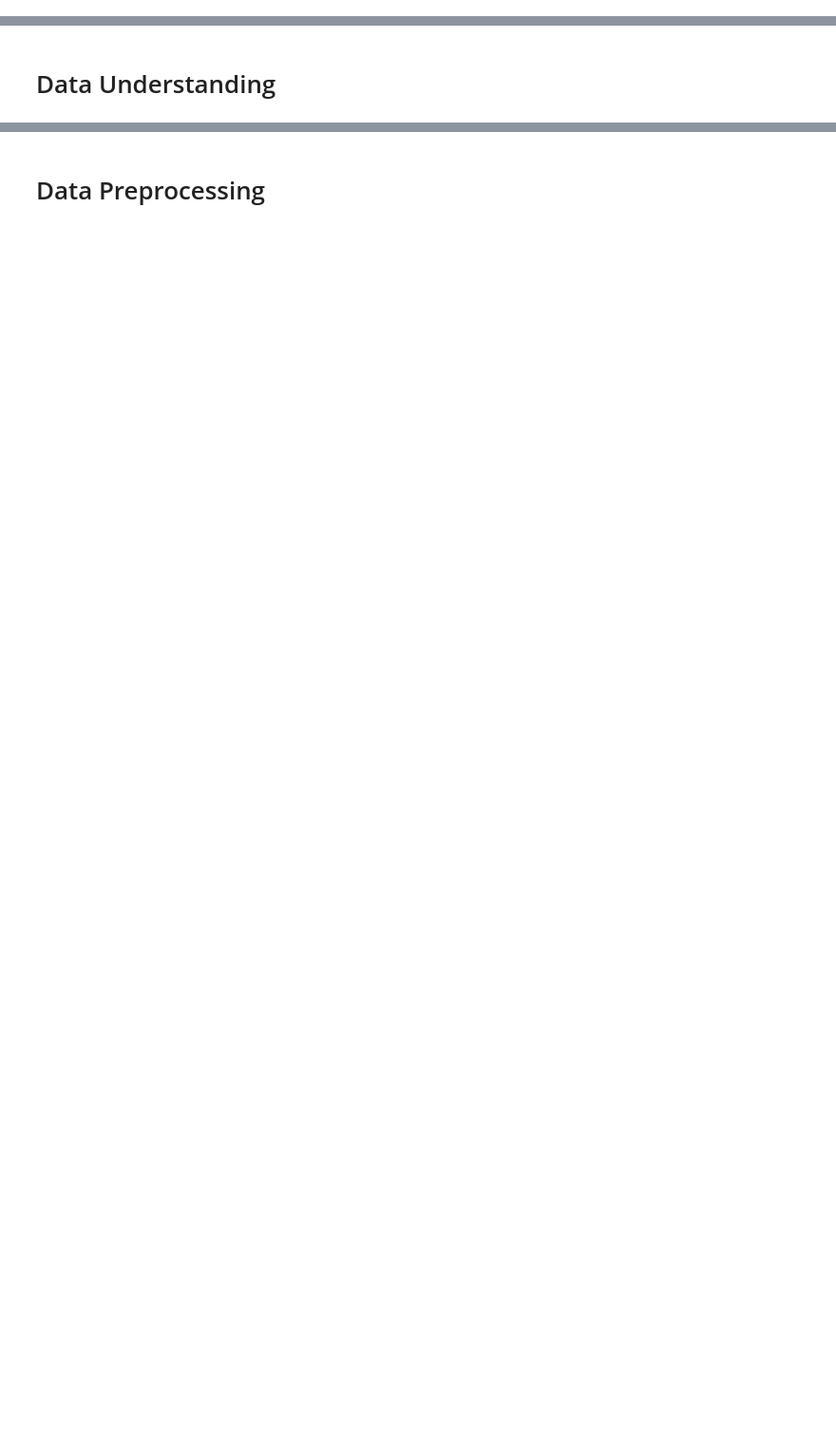
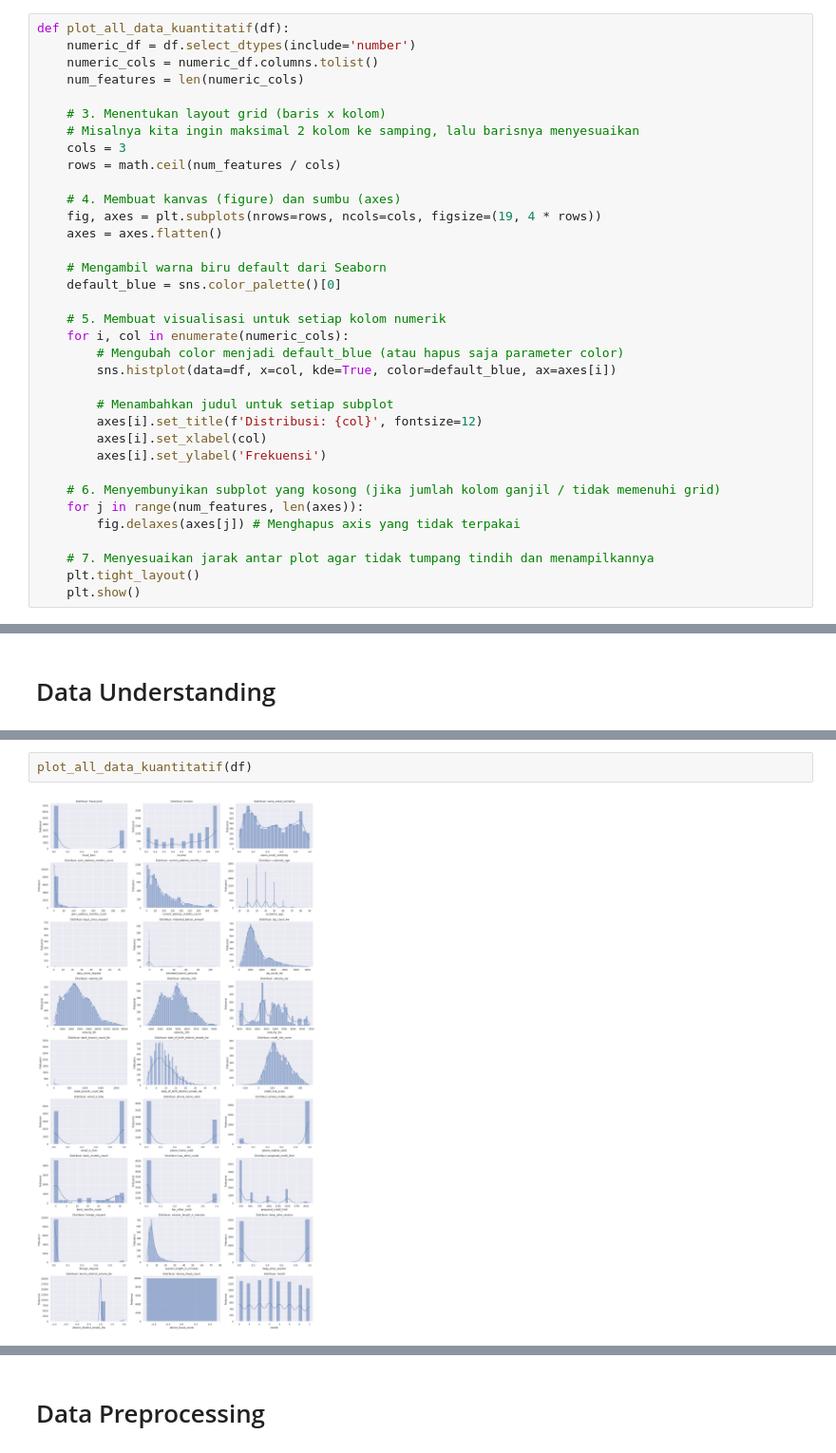
Before and after one commit to hendrimardani/bank_account_fraud_detection, a Jupyter notebook: notebook.ipynb, the cells around one changed output, grey strips where cells are left out. Shown at 95% size. Saved outputs shown, nothing was run; the diff lists cells and outputs as text; blank space fills up the shorter version.

```diff
--- a/notebook.ipynb
+++ b/notebook.ipynb
@@ -115,0 +154,35 @@ df
+# %%
+def plot_all_data_kuantitatif(df):
+    numeric_df = df.select_dtypes(include='number')
+    numeric_cols = numeric_df.columns.tolist()
+    num_features = len(numeric_cols)
+
+    # 3. Menentukan layout grid (baris x kolom)
+    # Misalnya kita ingin maksimal 2 kolom ke samping, lalu barisnya menyesuaikan
+    cols = 3
+    rows = math.ceil(num_features / cols)
+
+    # 4. Membuat kanvas (figure) dan sumbu (axes)
+    fig, axes = plt.subplots(nrows=rows, ncols=cols, figsize=(19, 4 * rows))
+    axes = axes.flatten()
+
+    # Mengambil warna biru default dari Seaborn
+    default_blue = sns.color_palette()[0]
+
+    # 5. Membuat visualisasi untuk setiap kolom numerik
+    for i, col in enumerate(numeric_cols):
+        # Mengubah color menjadi default_blue (atau hapus saja parameter color)
+        sns.histplot(data=df, x=col, kde=True, color=default_blue, ax=axes[i])
+
+        # Menambahkan judul untuk setiap subplot
+        axes[i].set_title(f'Distribusi: {col}', fontsize=12)
+        axes[i].set_xlabel(col)
+        axes[i].set_ylabel('Frekuensi')
+
+    # 6. Menyembunyikan subplot yang kosong (jika jumlah kolom ganjil / tidak memenuhi grid)
+    for j in range(num_features, len(axes)):
+        fig.delaxes(axes[j]) # Menghapus axis yang tidak terpakai
+
+    # 7. Menyesuaikan jarak antar plot agar tidak tumpang tindih dan menampilkannya
+    plt.tight_layout()
+    plt.show()
@@ -462,0 +340,4 @@ for container in ax.containers:
+# %%
+plot_all_data_kuantitatif(df)
+# %% [output]
+[figure, added]
```
Also changed, not shown: parts of 172 cells of this notebook.
